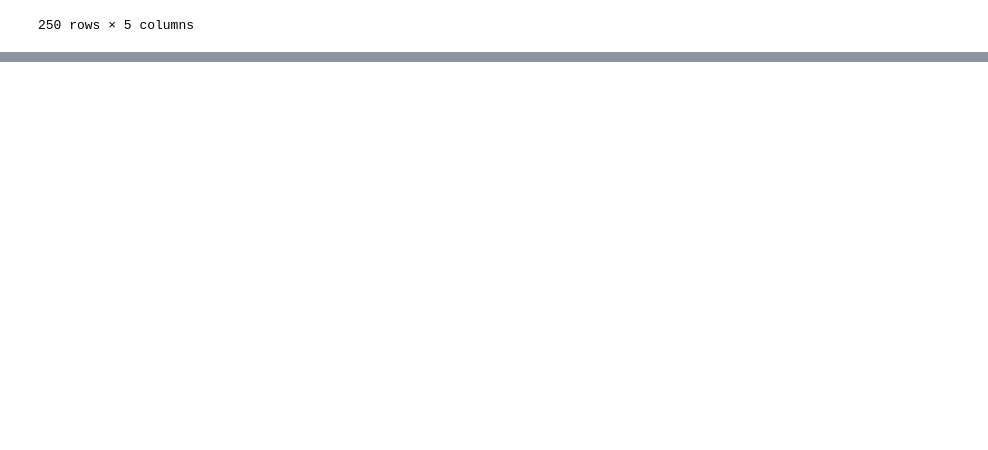
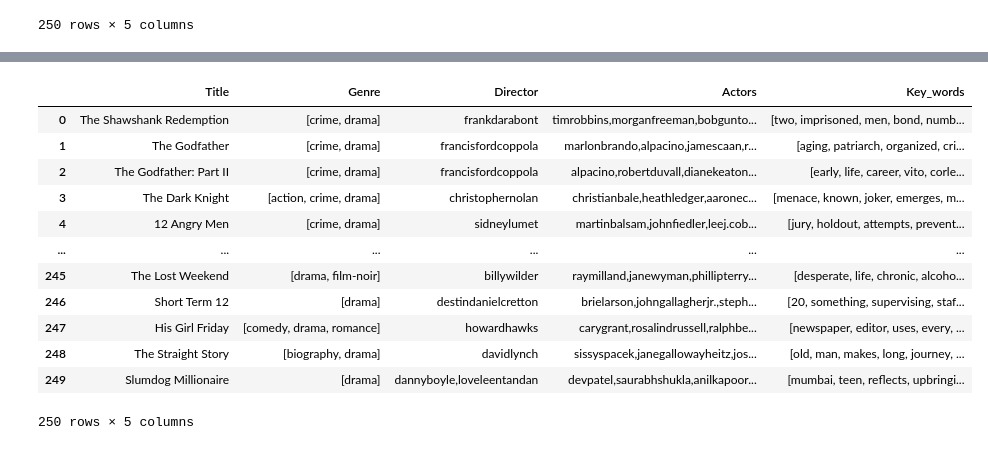
Before and after one commit to RochaErik/X-Recommendation-Systems, a Jupyter notebook: Recommendation_Systems.ipynb, the cells around one changed output, grey strips where cells are left out. Saved outputs shown, nothing was run; the diff lists cells and outputs as text; code cells hidden in the pictures; blank space fills up the shorter version.

Commit message:
nltk

```diff
--- a/Recommendation_Systems.ipynb
+++ b/Recommendation_Systems.ipynb
@@ -268,0 +283,38 @@ df_splited
+# %%
+# initializing the new column
+df_splited['Key_words'] = ""
+
+for index, row in df_splited.iterrows():
+    plot = row['Plot']
+
+    # instantiating Rake, by default is uses english stopwords from NLTK
+    # and discard all puntuation characters
+    r = Rake()
+
+    # extracting the words by passing the text
+    r.extract_keywords_from_text(plot)
+
+    # getting the dictionary whith key words and their scores
+    key_words_dict_scores = r.get_word_degrees()
+
+    # assigning the key words to the new column
+    row['Key_words'] = list(key_words_dict_scores.keys())
+# %%
+# dropping the Plot column
+df_splited.drop(columns = ['Plot'], inplace = True)
+# %%
+df_splited
+# %% [output]
+|  | Title | Genre | Director | Actors | Key_words |
+| 0 | The Shawshank Redemption | [crime, drama] | frankdarabont | timrobbins,morganfreeman,bobgunto... | [two, imprisoned, men, bond, numb... |
+| 1 | The Godfather | [crime, drama] | francisfordcoppola | marlonbrando,alpacino,jamescaan,r... | [aging, patriarch, organized, cri... |
+| 2 | The Godfather: Part II | [crime, drama] | francisfordcoppola | alpacino,robertduvall,dianekeaton... | [early, life, career, vito, corle... |
+| 3 | The Dark Knight | [action, crime, drama] | christophernolan | christianbale,heathledger,aaronec... | [menace, known, joker, emerges, m... |
+| 4 | 12 Angry Men | [crime, drama] | sidneylumet | martinbalsam,johnfiedler,leej.cob... | [jury, holdout, attempts, prevent... |
+| ... | ... | ... | ... | ... | ... |
+| 245 | The Lost Weekend | [drama, film-noir] | billywilder | raymilland,janewyman,phillipterry... | [desperate, life, chronic, alcoho... |
+| 246 | Short Term 12 | [drama] | destindanielcretton | brielarson,johngallagherjr.,steph... | [20, something, supervising, staf... |
+| 247 | His Girl Friday | [comedy, drama, romance] | howardhawks | carygrant,rosalindrussell,ralphbe... | [newspaper, editor, uses, every, ... |
+| 248 | The Straight Story | [biography, drama] | davidlynch | sissyspacek,janegallowayheitz,jos... | [old, man, makes, long, journey, ... |
+| 249 | Slumdog Millionaire | [drama] | dannyboyle,loveleentandan | devpatel,saurabhshukla,anilkapoor... | [mumbai, teen, reflects, upbringi... |
+250 rows × 5 columns
```
Also changed, not shown: parts of 1 cell of this notebook.
